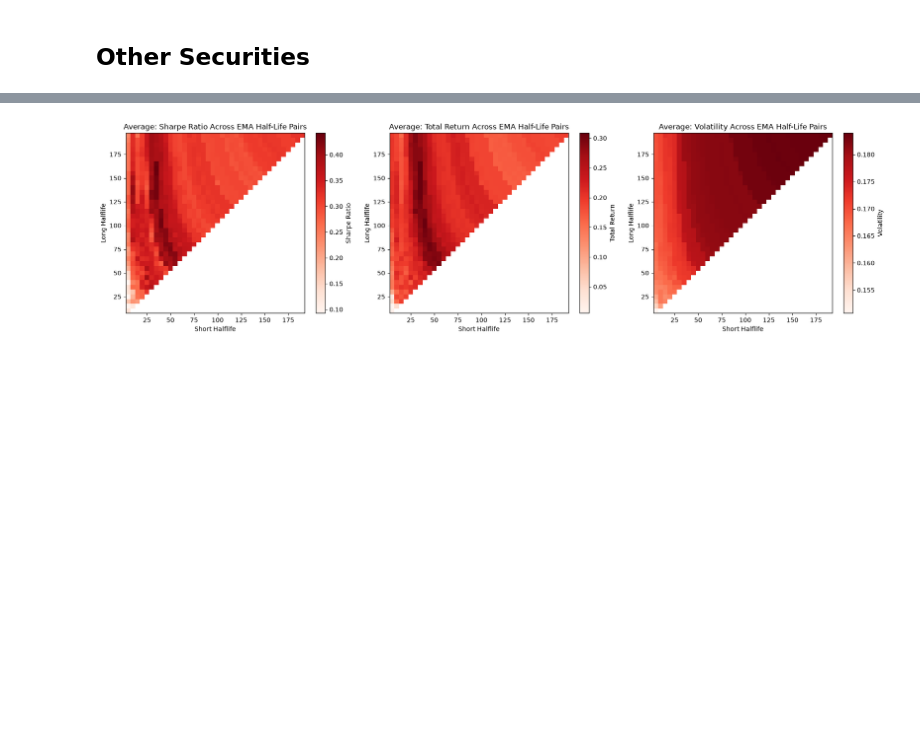
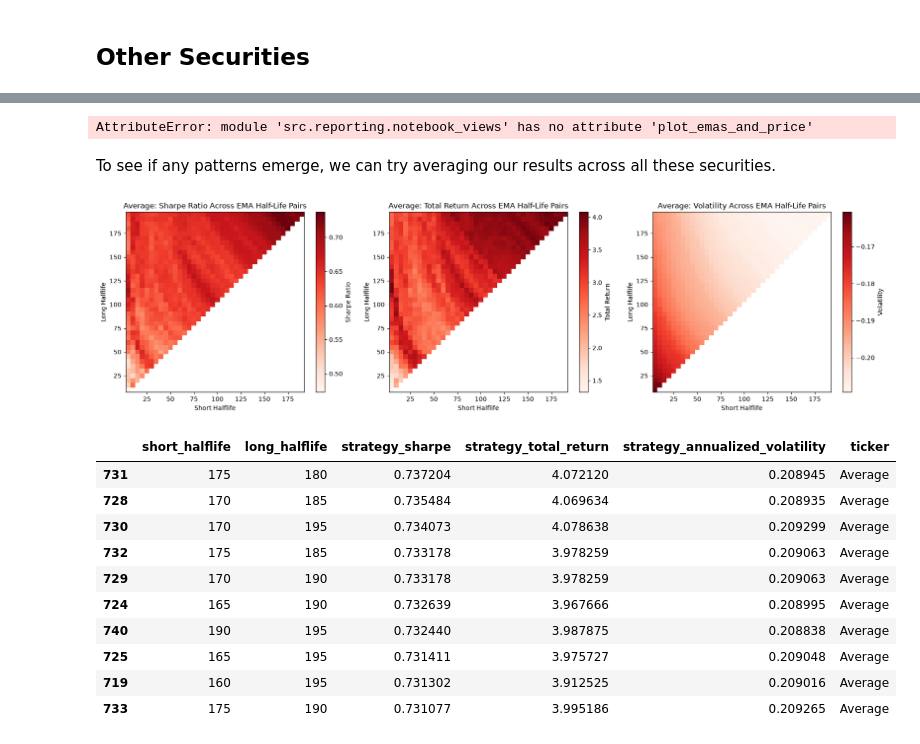
Before and after one commit to charlien74/systematic-trading-research, a Jupyter notebook: notebooks/01_exponential_moving_averages.ipynb, the cells around one changed output, grey strips where cells are left out. Cells and saved outputs as stored; diff of their text form; code cells hidden in the pictures; blank space fills up the shorter version.

Commit message:
Increase data window

```diff
--- a/notebooks/01_exponential_moving_averages.ipynb
+++ b/notebooks/01_exponential_moving_averages.ipynb
@@ -34,17 +38,20 @@ Number of data-points: 753
 # %%
-short_ema = ema.get_ema_series(aapl_df, period=200, halflife=20)
-long_ema = ema.get_ema_series(aapl_df, period=200, halflife=100)
+warmup_period = 1600
+period = len(aapl_df) - warmup_period
 
-l1 = plt.plot(aapl_df.index, aapl_df['Close'], color="tab:blue", label='Close Price')
-l2 = plt.plot(aapl_df.index, short_ema, color="tab:orange", label='Short EMA (20)')
-l3 = plt.plot(aapl_df.index, long_ema, color="tab:green", label='Long EMA (100)')
+short_ema = ema.get_ema_series(aapl_df, period=period, halflife=20)
+long_ema = ema.get_ema_series(aapl_df, period=period, halflife=100)
+
+l1 = plt.plot(aapl_df.index[warmup_period:], aapl_df['Close'].iloc[warmup_period:], color="tab:blue", label='Close Price')
+l2 = plt.plot(aapl_df.index[warmup_period:], short_ema, color="tab:orange", label='Short EMA (20)')
+l3 = plt.plot(aapl_df.index[warmup_period:], long_ema, color="tab:green", label='Long EMA (100)')
 plt.axvline(x=aapl_df.index[-1] - pd.DateOffset(days=250), color='tab:orange', label='Short EMA half-life', linestyle='--')
 plt.axvline(x=aapl_df.index[-1] - pd.DateOffset(days=270), color='tab:orange', linestyle='--')
 plt.axvline(x=aapl_df.index[-1] - pd.DateOffset(days=100), color='tab:green', label='Long EMA half-life', linestyle='--')
 plt.axvline(x=aapl_df.index[-1] - pd.DateOffset(days=200), color='tab:green', linestyle='--')
 
-plt.gca().xaxis.set_major_locator(mdates.MonthLocator(interval=6))
-plt.gca().xaxis.set_major_formatter(mdates.DateFormatter("%Y-%m"))
+plt.gca().xaxis.set_major_locator(mdates.YearLocator())
+plt.gca().xaxis.set_major_formatter(mdates.DateFormatter("%Y"))
 plt.gcf().autofmt_xdate()
 
 plt.title("AAPL Close Price with Short and Long EMAs")
@@ -99,14 +106,14 @@ long timescales.
 
 We sweep from a half-life of 200 business days to 30.
 # %%
-short_ema = ema.get_ema_series(aapl_df, period=200, halflife=20)
+short_ema = ema.get_ema_series(aapl_df, period=period, halflife=20)
 long_halflife_values = np.arange(30, 200, 10)
 sharpe_list = np.empty(shape=len(long_halflife_values), dtype=np.float32)
 total_return_list = np.empty(shape=len(long_halflife_values), dtype=np.float32)
 volatility_list = np.empty(shape=len(long_halflife_values), dtype=np.float32)
 
 for i, long_halflife in enumerate(long_halflife_values):
-    long_ema = ema.get_ema_series(aapl_df, period=200, halflife=long_halflife)
+    long_ema = ema.get_ema_series(aapl_df, period=period, halflife=long_halflife)
     positions = strategies.get_ema_crossover_positions(short_ema, long_ema, long_only=True)
     metrics, _, _ = backtest.compute_metrics_and_returns_from_positions_and_prices(positions, aapl_df)
     sharpe_list[i] = metrics["strategy_sharpe"]
@@ -219,11 +226,15 @@ views.create_halflife_heatmaps_multi(aapl_grid_results)
 ## Other Securities
 # %%
 ticker_test_data = {
-    "SPY": loader.get_prices(ticker="SPY", period="3y"),
-    "TLT": loader.get_prices(ticker="TLT", period="3y"),
-    "NVDA": loader.get_prices(ticker="NVDA", period="3y"),
-    "MSFT": loader.get_prices(ticker="MSFT", period="3y"),
-    "XOM": loader.get_prices(ticker="XOM", period="3y"),
+    "SPY": loader.get_prices(ticker="SPY", start="2005-01-01", end="2020-01-01"),
+    "TLT": loader.get_prices(ticker="TLT", start="2005-01-01", end="2020-01-01"),
+    "NVDA": loader.get_prices(ticker="NVDA", start="2005-01-01", end="2020-01-01"),
+    "MSFT": loader.get_prices(ticker="MSFT", start="2005-01-01", end="2020-01-01"),
+    "XOM": loader.get_prices(ticker="XOM", start="2005-01-01", end="2020-01-01"),
 }
+n_points = len(ticker_test_data["SPY"])
+if not all(len(prices) == n_points for prices in ticker_test_data.values()):
+    raise ValueError("All tickers must have the same number of data points.")
+print(f"Number of data-points for each ticker: {n_points}")
 
 test_tickers = list(ticker_test_data.keys())
@@ -230,4 +245,6 @@ test_tickers = list(ticker_test_data.keys())
 # %%
+period = len(ticker_test_data["SPY"]) - warmup_period
+
 short_halflife_values = np.arange(5, 195, 5)
 long_halflife_values = np.arange(10, 200, 5)
 
@@ -239,8 +256,8 @@ def evaluate_ema_grid(ticker: str, data_df: pd.DataFrame) -> pd.DataFrame:
             if long_halflife <= short_halflife:
                 continue
 
-            short_ema = ema.get_ema_series(data_df, period=200, halflife=short_halflife)
-            long_ema = ema.get_ema_series(data_df, period=200, halflife=long_halflife)
+            short_ema = ema.get_ema_series(data_df, period=period, halflife=short_halflife)
+            long_ema = ema.get_ema_series(data_df, period=period, halflife=long_halflife)
             positions = strategies.get_ema_crossover_positions(short_ema, long_ema, long_only=True)
             metrics, _, _ = backtest.compute_metrics_and_returns_from_positions_and_prices(positions, data_df)
 
@@ -266,6 +283,33 @@ views.create_halflife_heatmaps_multi(ema_grid_results)
+# %%
+warmup_period = 1600
+
+data_df = ticker_test_data['MSFT']
+period = len(data_df) - warmup_period
+
+short_ema = ema.get_ema_series(data_df, period=period, halflife=100)
+long_ema = ema.get_ema_series(data_df, period=period, halflife=150)
+
+views.plot_emas_and_price(data_df, short_ema, long_ema, warmup_period,
+                          title="MSFT Close Price with Short and Long EMAs", short_label="Short EMA (100)", long_label="Long EMA (150)")
+# %% [output]
+AttributeError: module 'src.reporting.notebook_views' has no attribute 'plot_emas_and_price'
+# %% [markdown]
+To see if any patterns emerge, we can try averaging our results across all these securities.
 # %%
 averaged_df = ema_grid_results.drop('ticker', axis=1).groupby(["short_halflife", "long_halflife"]).mean().reset_index()
 averaged_df['ticker'] = "Average"
 views.create_halflife_heatmaps_multi(averaged_df)
+averaged_df.sort_values(by="strategy_sharpe", ascending=False).head(10)
 # %% [output]
-[figure, old version]
+[figure, new version]
+|  | short_halflife | long_halflife | strategy_sharpe | strategy_total_return | strategy_annualized_volatility | ticker |
+| 731 | 175 | 180 | 0.737204 | 4.072120 | 0.208945 | Average |
+| 728 | 170 | 185 | 0.735484 | 4.069634 | 0.208935 | Average |
+| 730 | 170 | 195 | 0.734073 | 4.078638 | 0.209299 | Average |
+| 732 | 175 | 185 | 0.733178 | 3.978259 | 0.209063 | Average |
+| 729 | 170 | 190 | 0.733178 | 3.978259 | 0.209063 | Average |
+| 724 | 165 | 190 | 0.732639 | 3.967666 | 0.208995 | Average |
+| 740 | 190 | 195 | 0.732440 | 3.987875 | 0.208838 | Average |
+| 725 | 165 | 195 | 0.731411 | 3.975727 | 0.209048 | Average |
+| 719 | 160 | 195 | 0.731302 | 3.912525 | 0.209016 | Average |
+| 733 | 175 | 190 | 0.731077 | 3.995186 | 0.209265 | Average |
```
Also changed, not shown: parts of 11 cells of this notebook, 3 other files.
